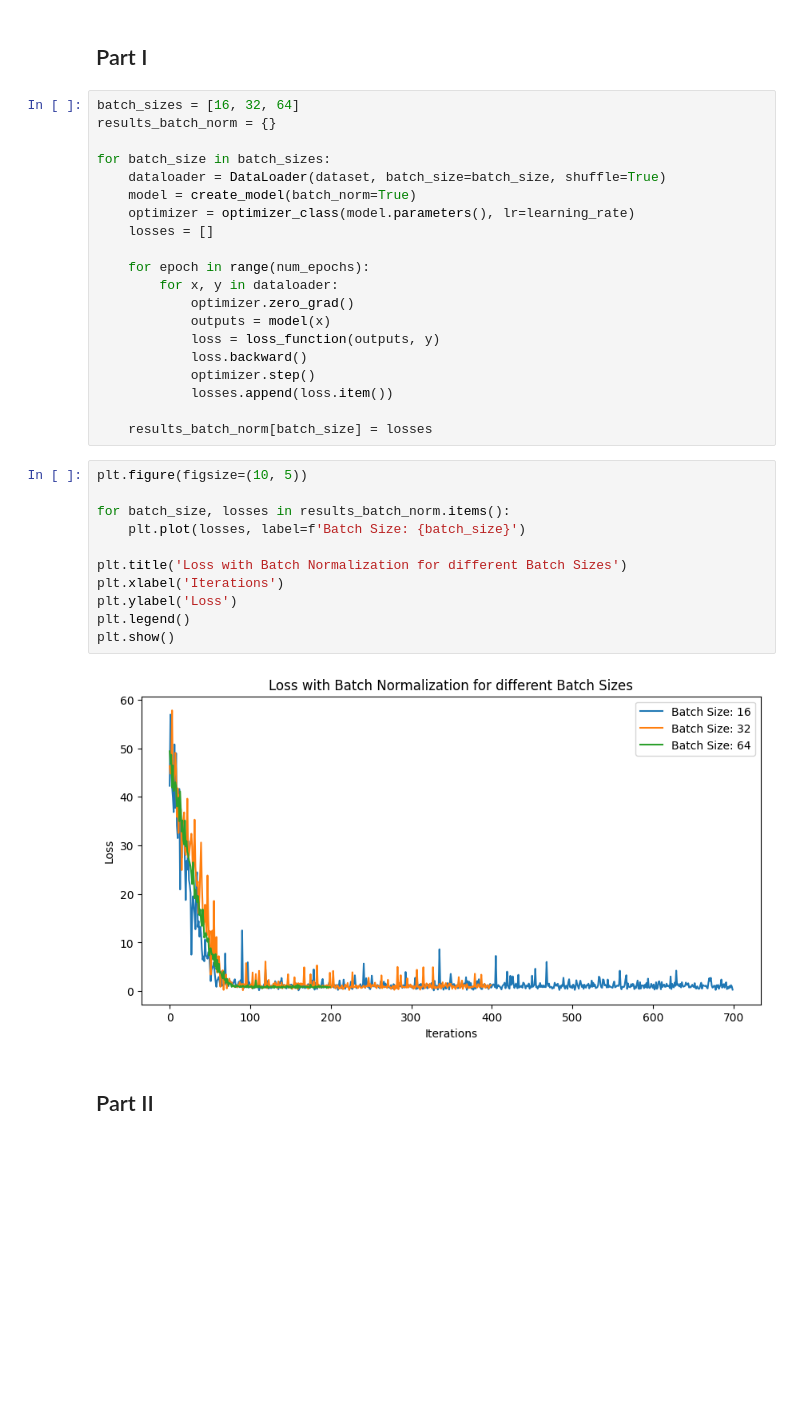
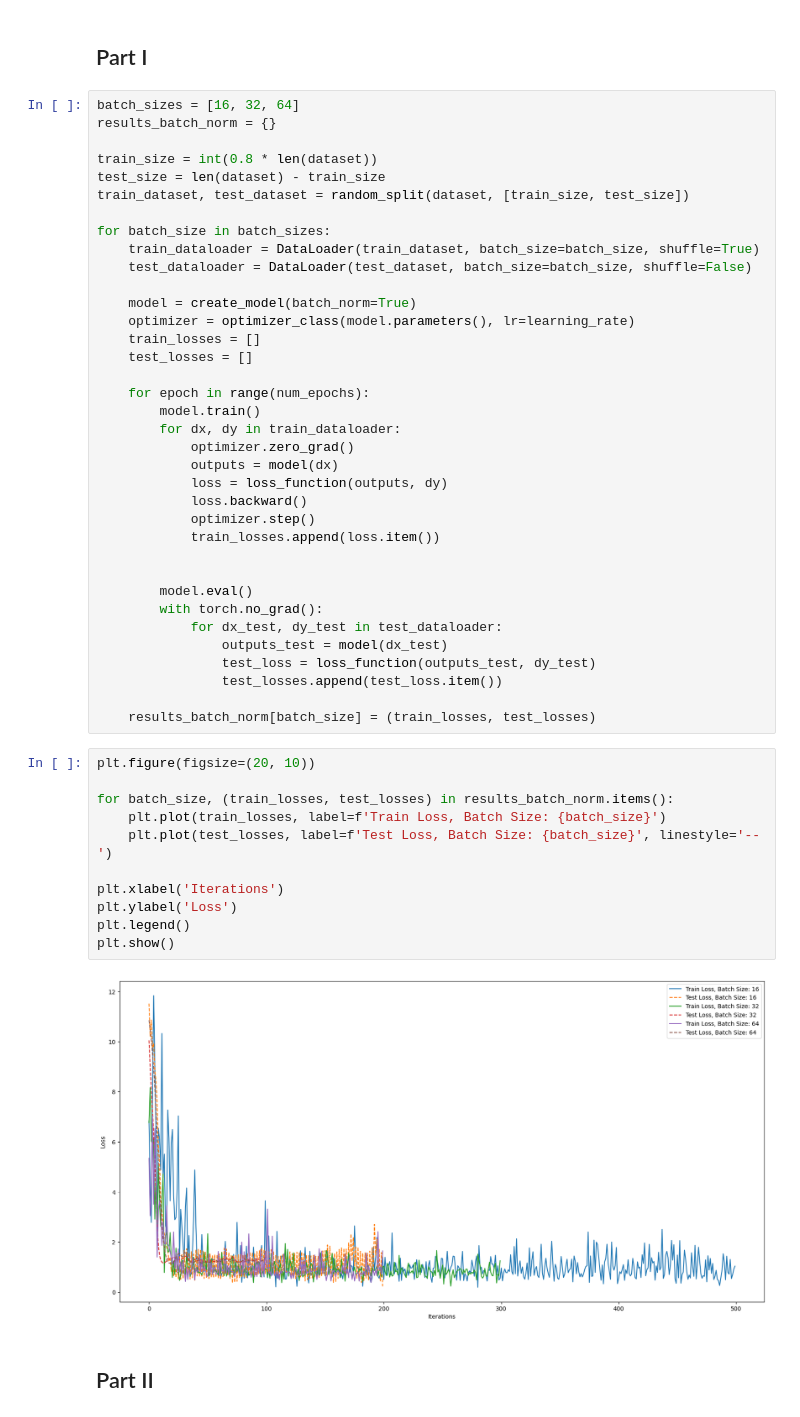
Before and after one commit to mibrgmv/ml, a Jupyter notebook: dropout_batchnorm.ipynb, the cells around one changed output. Drawn from its saved outputs; the diff is of its cells as text; blank space fills up the shorter version.

```diff
--- a/dropout_batchnorm.ipynb
+++ b/dropout_batchnorm.ipynb
@@ -91,35 +106,51 @@ def create_model(batch_norm=False, dropout=False):
 batch_sizes = [16, 32, 64]
 results_batch_norm = {}
 
+train_size = int(0.8 * len(dataset))
+test_size = len(dataset) - train_size
+train_dataset, test_dataset = random_split(dataset, [train_size, test_size])
+
 for batch_size in batch_sizes:
-    dataloader = DataLoader(dataset, batch_size=batch_size, shuffle=True)
+    train_dataloader = DataLoader(train_dataset, batch_size=batch_size, shuffle=True)
+    test_dataloader = DataLoader(test_dataset, batch_size=batch_size, shuffle=False)
+
     model = create_model(batch_norm=True)
     optimizer = optimizer_class(model.parameters(), lr=learning_rate)
-    losses = []
+    train_losses = []
+    test_losses = []
 
     for epoch in range(num_epochs):
-        for x, y in dataloader:
+        model.train()
+        for dx, dy in train_dataloader:
             optimizer.zero_grad()
-            outputs = model(x)
-            loss = loss_function(outputs, y)
+            outputs = model(dx)
+            loss = loss_function(outputs, dy)
             loss.backward()
             optimizer.step()
-            losses.append(loss.item())
+            train_losses.append(loss.item())
 
-    results_batch_norm[batch_size] = losses
+
+        model.eval()
+        with torch.no_grad():
+            for dx_test, dy_test in test_dataloader:
+                outputs_test = model(dx_test)
+                test_loss = loss_function(outputs_test, dy_test)
+                test_losses.append(test_loss.item())
+
+    results_batch_norm[batch_size] = (train_losses, test_losses)
 # %%
-plt.figure(figsize=(10, 5))
+plt.figure(figsize=(20, 10))
 
-for batch_size, losses in results_batch_norm.items():
-    plt.plot(losses, label=f'Batch Size: {batch_size}')
+for batch_size, (train_losses, test_losses) in results_batch_norm.items():
+    plt.plot(train_losses, label=f'Train Loss, Batch Size: {batch_size}')
+    plt.plot(test_losses, label=f'Test Loss, Batch Size: {batch_size}', linestyle='--')
 
-plt.title('Loss with Batch Normalization for different Batch Sizes')
 plt.xlabel('Iterations')
 plt.ylabel('Loss')
 plt.legend()
 plt.show()
 # %% [output]
-[figure, old version]
+[figure, new version]
 # %% [markdown]
 ## Part II
 # %%
```
Also changed, not shown: parts of 7 cells of this notebook.
